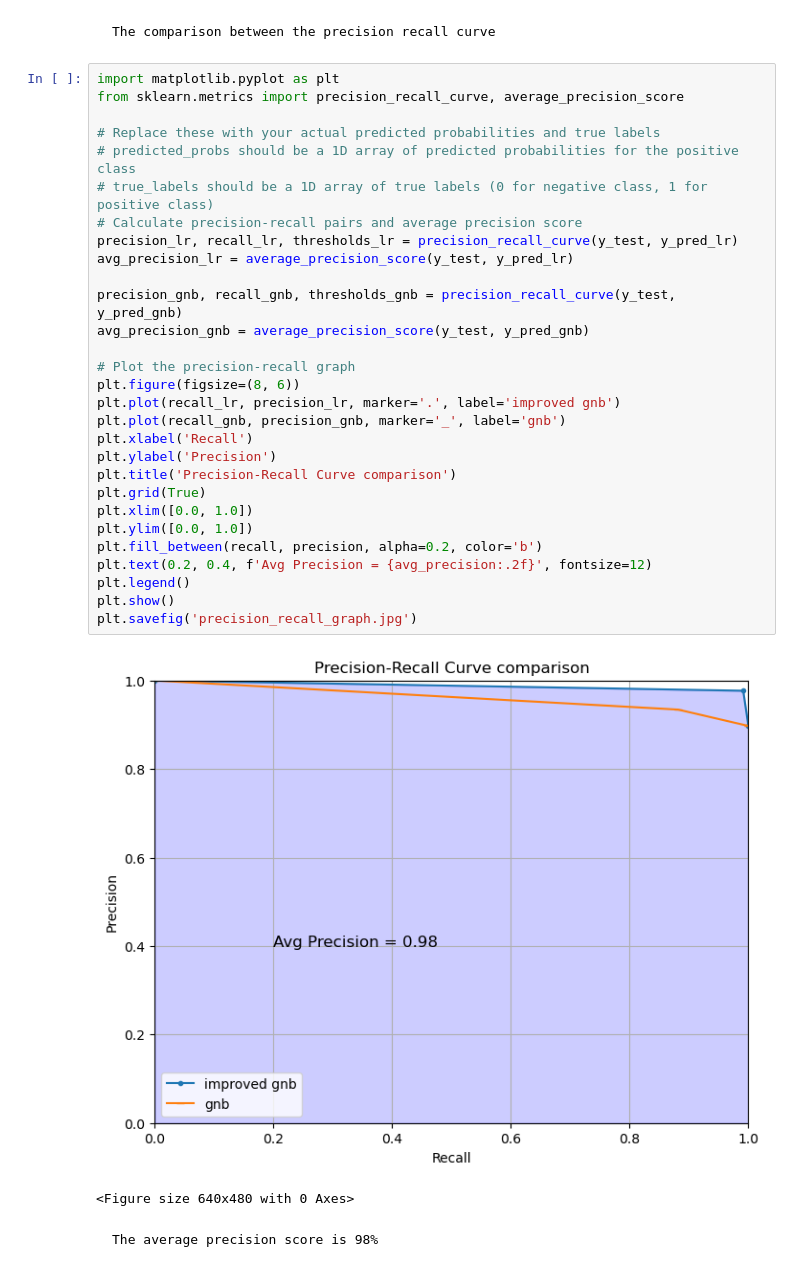
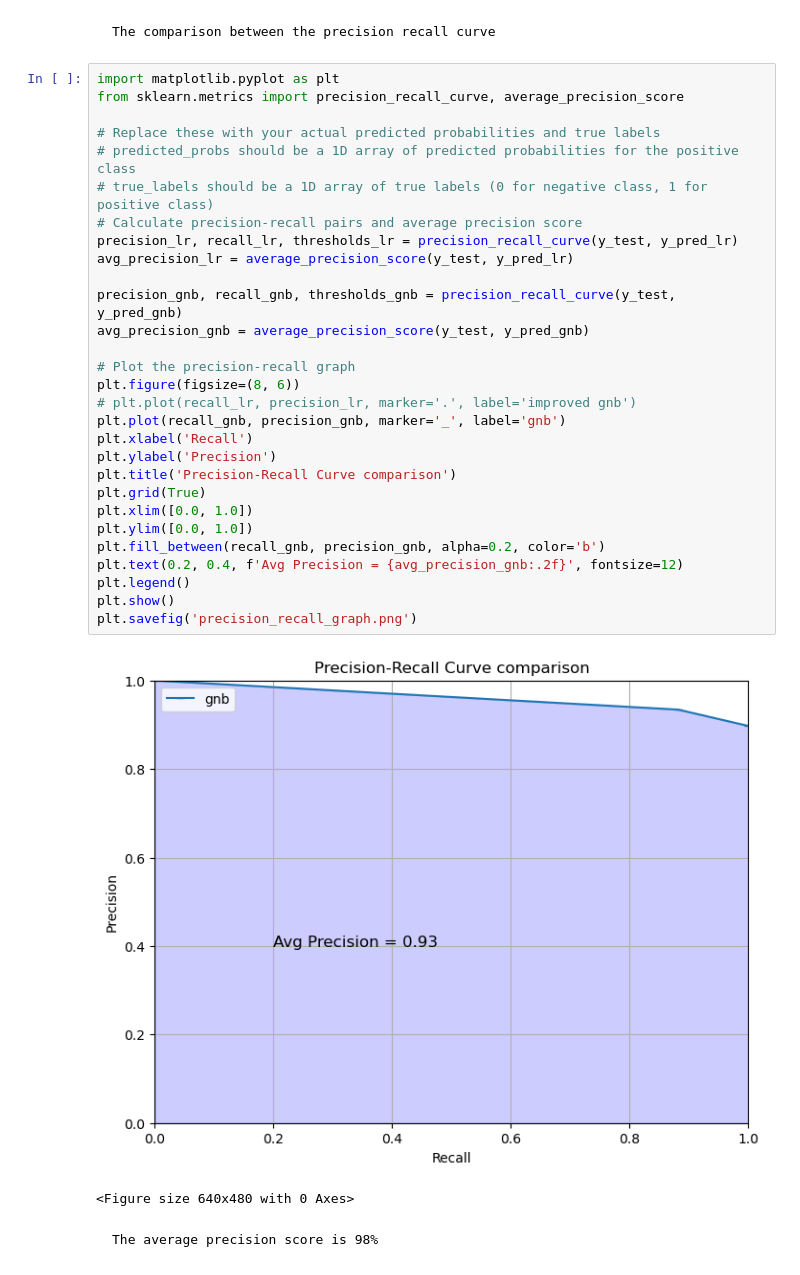
Before and after one commit to Taoheed-O/MachineLearningTweetClassifier, a Jupyter notebook: tweet_bully.ipynb, the cells around one changed output. Cells and saved outputs as stored; diff of their text form.

```diff
--- a/tweet_bully.ipynb
+++ b/tweet_bully.ipynb
@@ -429,34 +422,34 @@ weighted avg       0.97      0.97      0.97      3752
 # %%
 import matplotlib.pyplot as plt
 from sklearn.metrics import precision_recall_curve, average_precision_score
 
 # Replace these with your actual predicted probabilities and true labels
 # predicted_probs should be a 1D array of predicted probabilities for the positive class
 # true_labels should be a 1D array of true labels (0 for negative class, 1 for positive class)
 # Calculate precision-recall pairs and average precision score
 precision_lr, recall_lr, thresholds_lr = precision_recall_curve(y_test, y_pred_lr)
 avg_precision_lr = average_precision_score(y_test, y_pred_lr)
 
 precision_gnb, recall_gnb, thresholds_gnb = precision_recall_curve(y_test, y_pred_gnb)
 avg_precision_gnb = average_precision_score(y_test, y_pred_gnb)
 
 # Plot the precision-recall graph
 plt.figure(figsize=(8, 6))
-plt.plot(recall_lr, precision_lr, marker='.', label='improved gnb')
+# plt.plot(recall_lr, precision_lr, marker='.', label='improved gnb')
 plt.plot(recall_gnb, precision_gnb, marker='_', label='gnb')
 plt.xlabel('Recall')
 plt.ylabel('Precision')
 plt.title('Precision-Recall Curve comparison')
 plt.grid(True)
 plt.xlim([0.0, 1.0])
 plt.ylim([0.0, 1.0])
-plt.fill_between(recall, precision, alpha=0.2, color='b')
-plt.text(0.2, 0.4, f'Avg Precision = {avg_precision:.2f}', fontsize=12)
+plt.fill_between(recall_gnb, precision_gnb, alpha=0.2, color='b')
+plt.text(0.2, 0.4, f'Avg Precision = {avg_precision_gnb:.2f}', fontsize=12)
 plt.legend()
 plt.show()
-plt.savefig('precision_recall_graph.jpg')
+plt.savefig('precision_recall_graph.png')
 # %% [output]
-[figure, old version]
+[figure, new version]
 <Figure size 640x480 with 0 Axes>
 # %% [markdown]
     The average precision score is 98%
```
Also changed, not shown: parts of 7 cells of this notebook.
